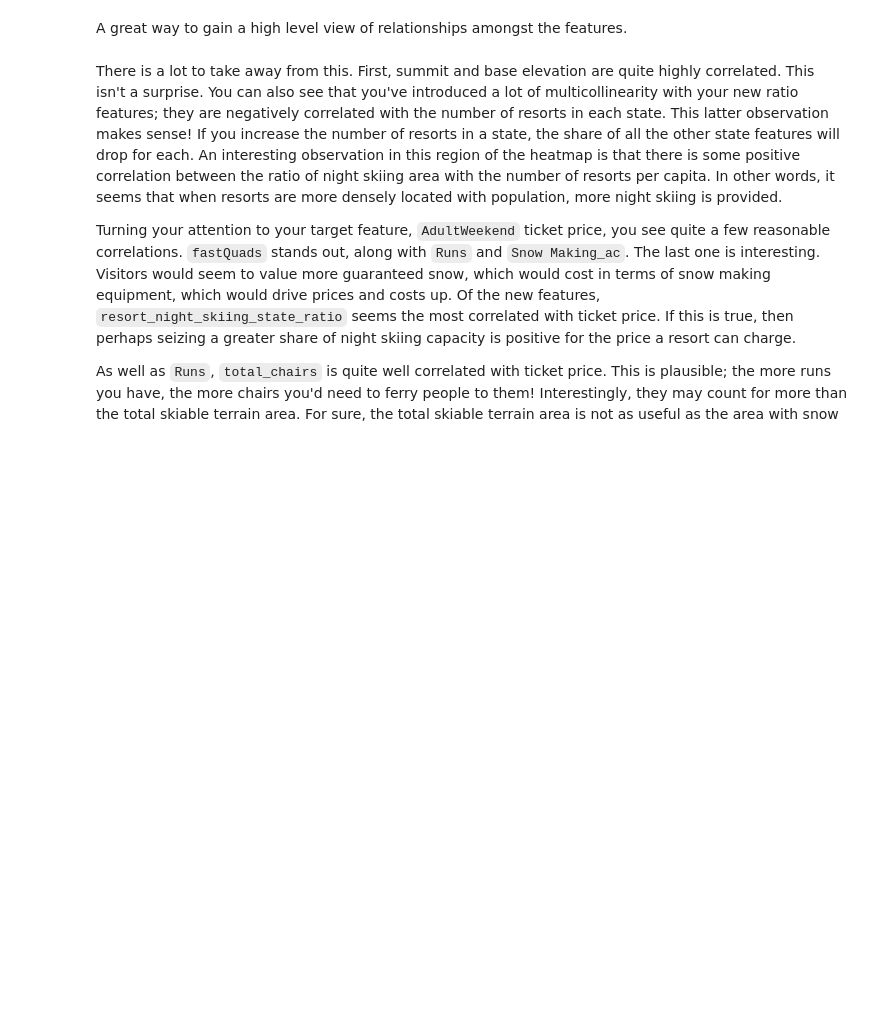
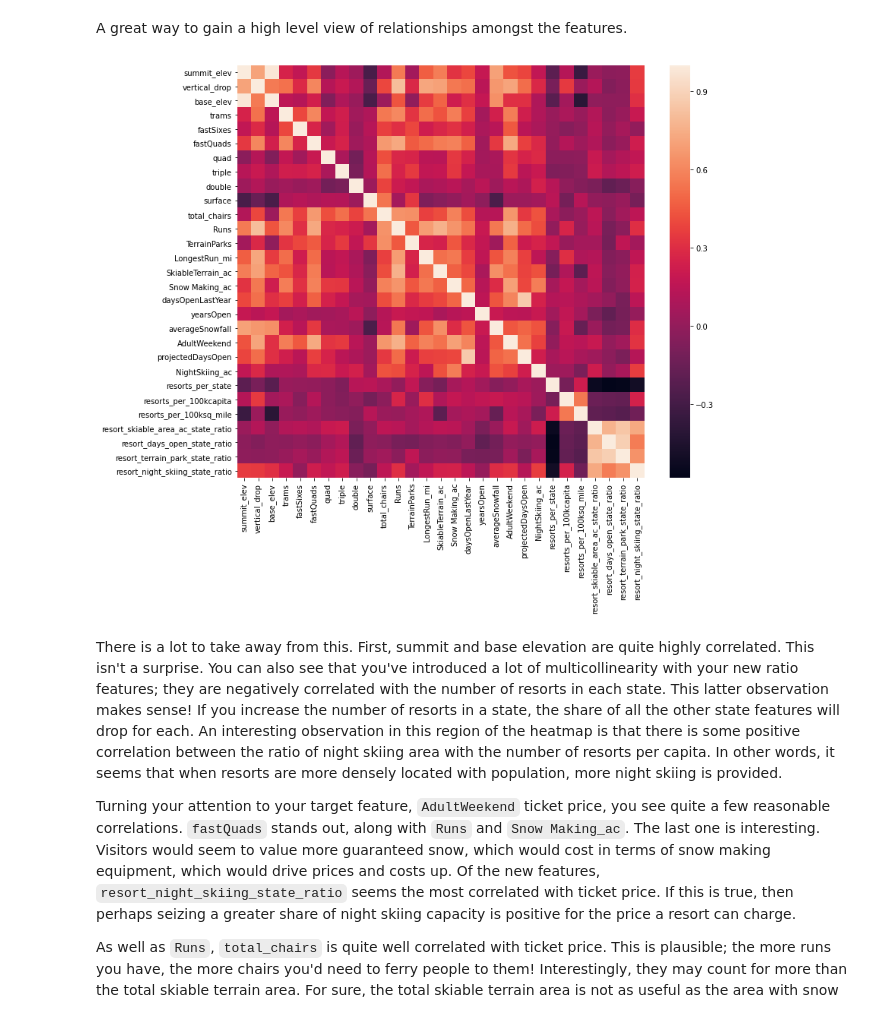
Before and after one commit to suryaiyer/DataScienceGuidedCapstone, a Jupyter notebook: Step Three - Exploratory Data Analysis/03_exploratory_data_analysis.ipynb, the cells around one changed output. Cells and saved outputs as stored; diff of their text form; code cells hidden in the pictures; blank space fills up the shorter version.

```diff
--- a/Step Three - Exploratory Data Analysis/03_exploratory_data_analysis.ipynb
+++ b/Step Three - Exploratory Data Analysis/03_exploratory_data_analysis.ipynb
@@ -685,9 +759,11 @@ A great way to gain a high level view of relationships amongst the features.
 # %%
 #Code task 12#
 #Show a seaborn heatmap of correlations in ski_data
 #Hint: call pandas' `corr()` method on `ski_data` and pass that into `sns.heatmap`
 plt.subplots(figsize=(12,10))
-sns.___(ski_data.___);
+sns.heatmap(ski_data.corr());
+# %% [output]
+[figure, added]
 # %% [markdown]
 There is a lot to take away from this. First, summit and base elevation are quite highly correlated. This isn't a surprise. You can also see that you've introduced a lot of multicollinearity with your new ratio features; they are negatively correlated with the number of resorts in each state. This latter observation makes sense! If you increase the number of resorts in a state, the share of all the other state features will drop for each. An interesting observation in this region of the heatmap is that there is some positive correlation between the ratio of night skiing area with the number of resorts per capita. In other words, it seems that when resorts are more densely located with population, more night skiing is provided.
 
```
Also changed, not shown: parts of 16 cells of this notebook, 2 other files.
